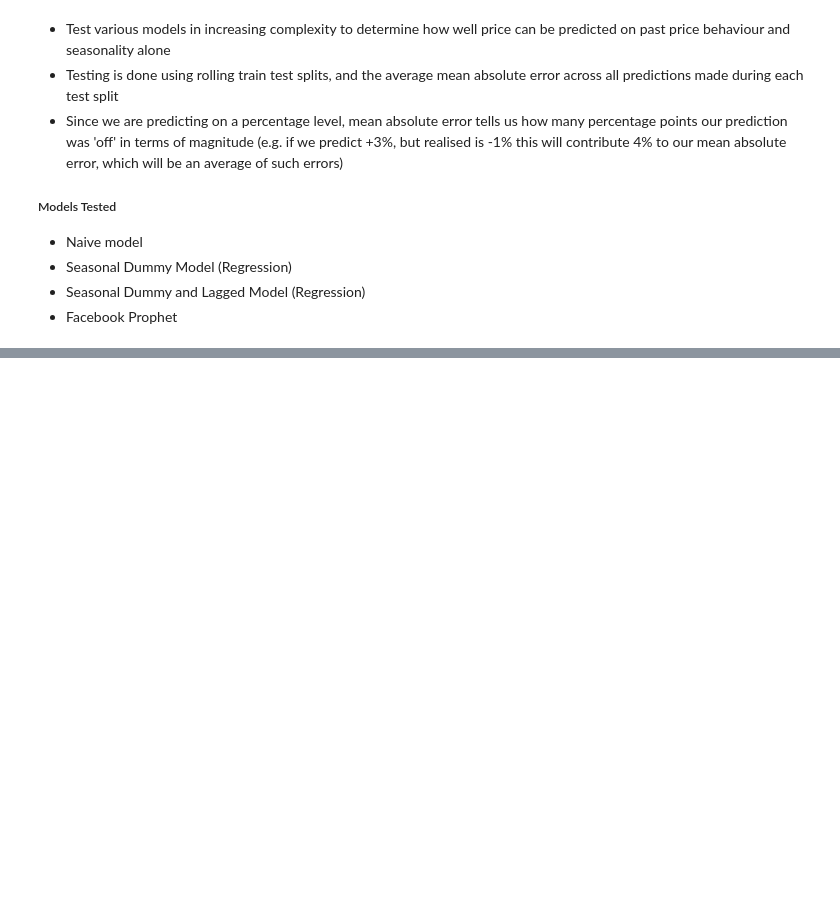
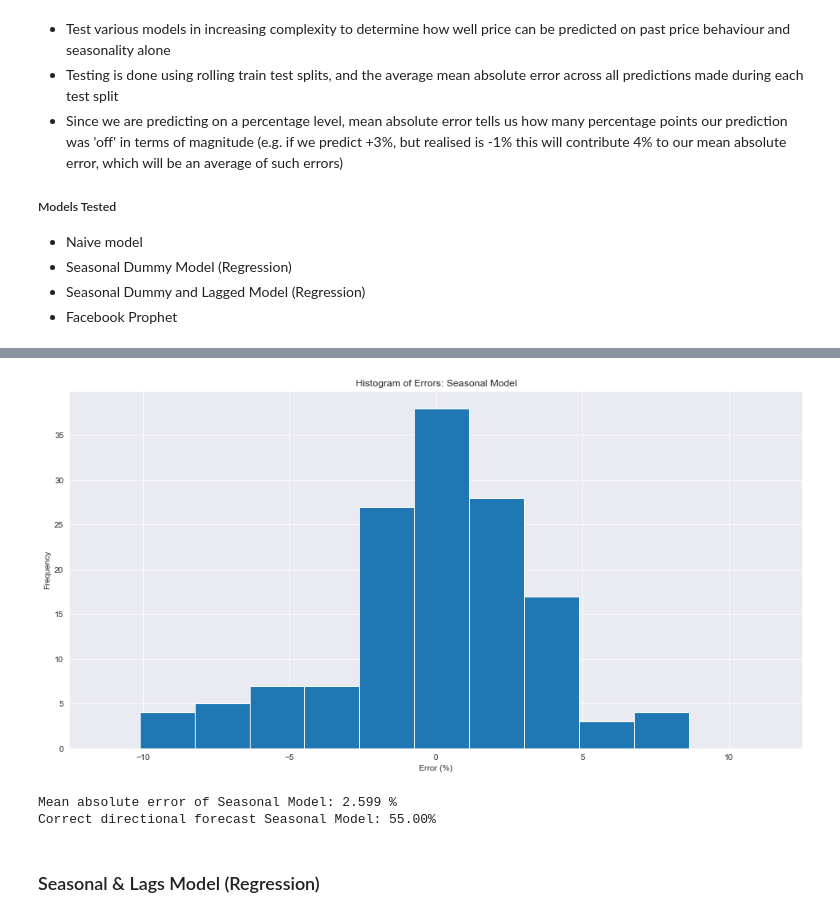
Before and after one commit to EricOstr/live_cattle, a Jupyter notebook: analysis/monthly_cash_price_analysis/cash_price_seasonal.ipynb, the cells around one changed output, grey strips where cells are left out. Saved outputs shown, nothing was run; the diff lists cells and outputs as text; code cells hidden in the pictures; blank space fills up the shorter version.

```diff
--- a/analysis/monthly_cash_price_analysis/cash_price_seasonal.ipynb
+++ b/analysis/monthly_cash_price_analysis/cash_price_seasonal.ipynb
@@ -284,7 +272,6 @@ import pandas as pd
 import statsmodels.api as sm
 from sklearn.model_selection import TimeSeriesSplit
 from sklearn.metrics import mean_squared_error
-
 
 
 X = pd.get_dummies(price_received_ge_500_national_pct_chg.index.month)
@@ -295,27 +282,28 @@ y = price_received_ge_500_national_pct_chg
 y = y.dropna()
 y.name = 'price_received_ge_500_national_pct_chg'
 
-df_seasonal = pd.concat([y, X], axis=1)
-df_seasonal = df_seasonal.dropna()
-df_seasonal
+df_seasonal_model = pd.concat([y, X], axis=1)
+df_seasonal_model = df_seasonal_model.dropna()
+df_seasonal_model
 
-tscv = TimeSeriesSplit(n_splits=5, test_size=int(len(df_seasonal)/10))
+tscv = TimeSeriesSplit(n_splits=5, test_size=int(len(df_seasonal_model)/10))
 # %%
-errors_seasonal = []
-errors_seasonal_directional = []
+errors_seasonal_model = []
+errors_seasonal_model_directional = []
 
 for train_index, test_index in tscv.split(df_seasonal):
 
     train_data, test_data = df_seasonal.iloc[train_index], df_seasonal.iloc[test_index]
 
-    model = sm.OLS(train_data['price_received_ge_500_national_pct_chg'],
+    model = sm.OLS(
+        train_data['price_received_ge_500_national_pct_chg'],
         train_data.drop('price_received_ge_500_national_pct_chg', axis=1)
     ).fit()
 
     y_pred = model.predict(test_data.drop('price_received_ge_500_national_pct_chg', axis=1))
 
-    errors_seasonal.extend(test_data['price_received_ge_500_national_pct_chg'] - y_pred)
+    errors_seasonal_model.extend(y_pred - test_data['price_received_ge_500_national_pct_chg'])
 
-    errors_seasonal_directional.extend(
-        [1 if i > 0 else 0 for i in test_data['price_received_ge_500_national_pct_chg']*y_pred]
+    errors_seasonal_model_directional.extend(
+        [1 if i > 0 else 0 for i in y_pred*test_data['price_received_ge_500_national_pct_chg']]
     )
@@ -387,0 +324,24 @@ Notes:
+# %%
+import matplotlib.pyplot as plt
+
+model_name = 'Seasonal Model'
+errors = errors_seasonal_model
+errors_directional = errors_seasonal_model_directional
+
+####
+
+plt.hist(errors)
+plt.xlabel('Error (%)')
+plt.ylabel('Frequency')
+plt.title(f'Histogram of Errors: {model_name}')
+plt.xlim(-12.5, 12.5)
+plt.show()
+
+print(f'Mean absolute error of {model_name}: {round(np.mean(abs(pd.Series(errors))),3)} %')
+print(f'Correct directional forecast {model_name}: {np.mean([1 if i > 0 else 0 for i in errors_directional])*100:.2f}%')
+# %% [output]
+[figure, added]
+Mean absolute error of Seasonal Model: 2.599 %
+Correct directional forecast Seasonal Model: 55.00%
+# %% [markdown]
+### Seasonal & Lags Model (Regression)
```
Also changed, not shown: parts of 24 cells of this notebook, 3 other files.
